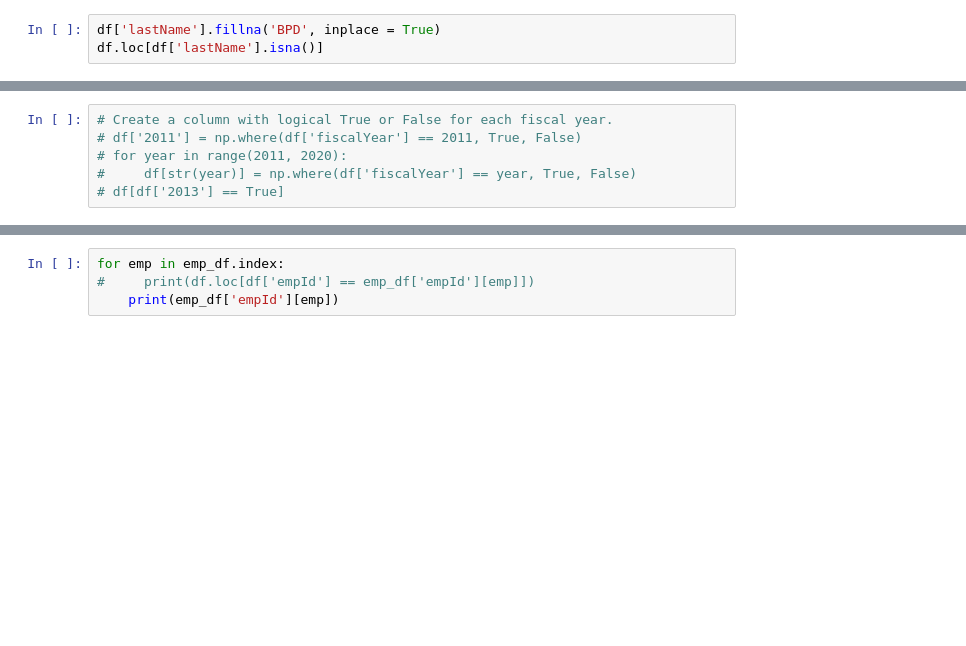
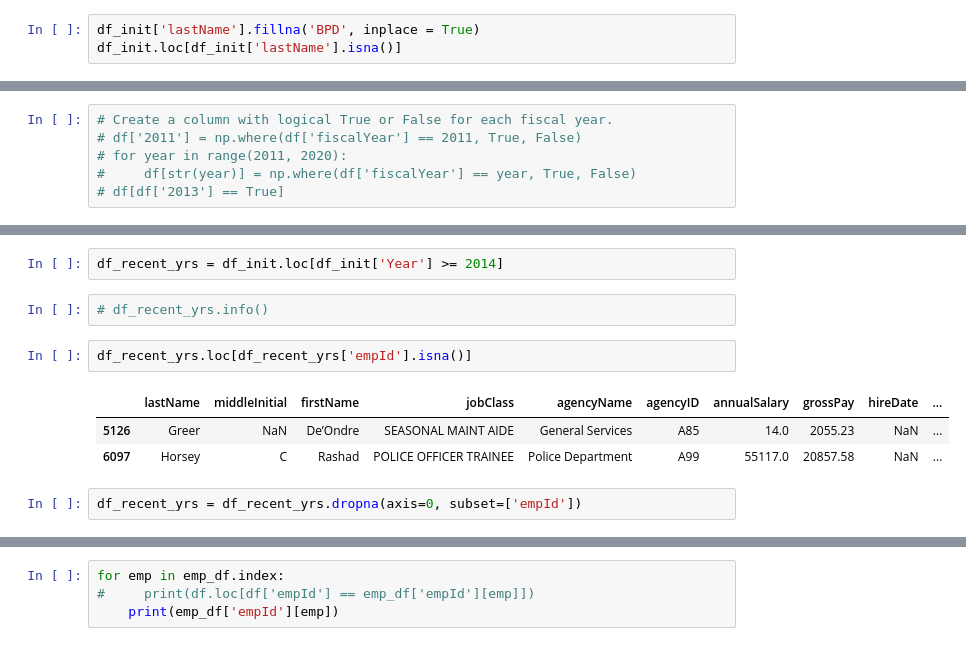
Before and after one commit to NazarMohl/Baltimore_City_Salary_Forecast, a Jupyter notebook: Baltimore_City_Employee_Salaries_v1.ipynb, the cells around one changed output, grey strips where cells are left out. Saved outputs shown, nothing was run; the diff lists cells and outputs as text; blank space fills up the shorter version.

```diff
--- a/Baltimore_City_Employee_Salaries_v1.ipynb
+++ b/Baltimore_City_Employee_Salaries_v1.ipynb
@@ -105,6 +102,6 @@ df.loc[df['lastName'].isna()]
 # %%
-df['lastName'].fillna('BPD', inplace = True)
-df.loc[df['lastName'].isna()]
+df_init['lastName'].fillna('BPD', inplace = True)
+df_init.loc[df_init['lastName'].isna()]
 # %% [output]
 |  | lastName | middleInitial | firstName | jobClass | agencyName | agencyID | annualSalary | grossPay | hireDate | ... |
 # %%
@@ -124,3 +124,15 @@ df.head()
 | 14695 | ASSI-MARTINEZ | J | MARIA | TAX TRANSFER CLERK I | Finance - Collections | A14 | 35168.0 | 4205.19 | 2019-04-25 | ... |
 | 0 | Aaron | D | Kareem | UTILITIES INST REPAIR II | Public Works - Water & Waste Water | A50 | 34115.0 | 44557.99 | 2018-08-27 | ... |
 | 14339 | Aaron | D | Kareem | UTILITIES INST REPAIR I | Public Works - Water & Waste Water | A50 | 33446.0 | 39096.61 | 2018-08-27 | ... |
+# %%
+df_recent_yrs = df_init.loc[df_init['Year'] >= 2014]
+# %%
+# df_recent_yrs.info()
+# %%
+df_recent_yrs.loc[df_recent_yrs['empId'].isna()]
+# %% [output]
+|  | lastName | middleInitial | firstName | jobClass | agencyName | agencyID | annualSalary | grossPay | hireDate | ... |
+| 5126 | Greer | NaN | De’Ondre | SEASONAL MAINT AIDE | General Services | A85 | 14.0 | 2055.23 | NaN | ... |
+| 6097 | Horsey | C | Rashad | POLICE OFFICER TRAINEE | Police Department | A99 | 55117.0 | 20857.58 | NaN | ... |
+# %%
+df_recent_yrs = df_recent_yrs.dropna(axis=0, subset=['empId'])
```
Also changed, not shown: parts of 36 cells of this notebook, 1 other file.
